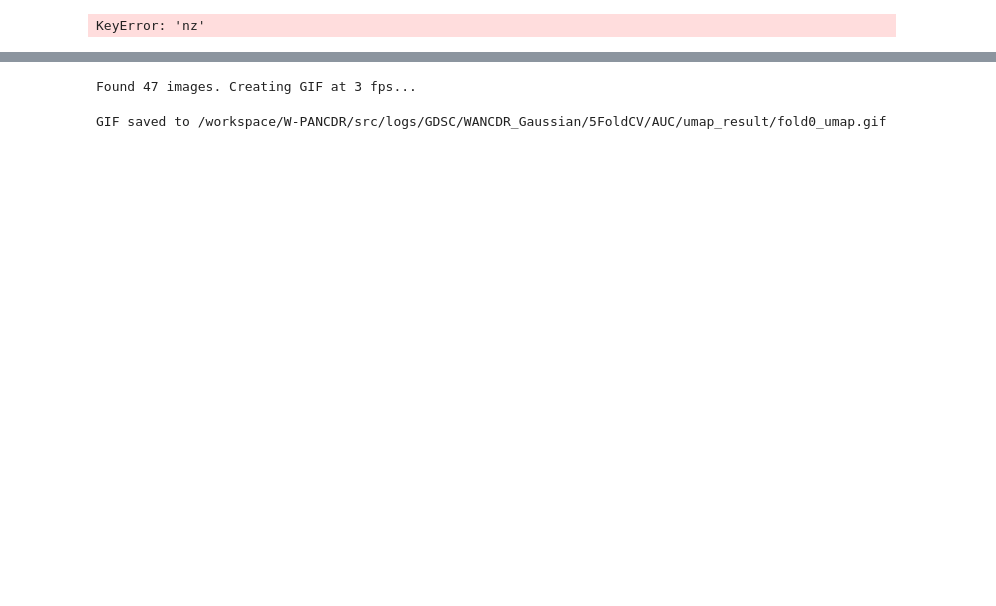
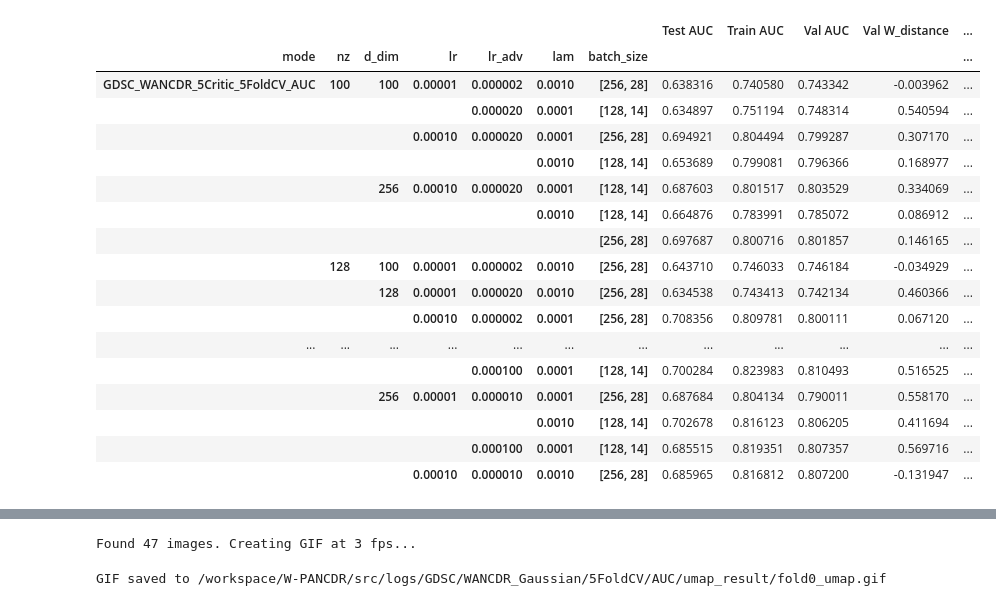
Before and after one commit to gkswns3708/W-PANCDR, a Jupyter notebook: src/summary.ipynb, the cells around one changed output, grey strips where cells are left out. Drawn from its saved outputs; the diff is of its cells as text; code cells hidden in the pictures; blank space fills up the shorter version.

```diff
--- a/src/summary.ipynb
+++ b/src/summary.ipynb
@@ -1,30 +1,47 @@
 # %%
 # Test_dataset: GDSC/TCGA
 # 5FoldCV
 # Model : WANCDR/WANCDR_Gaussian
 # Strategy: 5FoldCV
 # Test Metric: AUC/Loss/W-distance
 # ex: /workspace/W-PANCDR/src/logs/GDSC/WANCDR/5FoldCV/AUC/results.csv
 import os
 import sys
 import numpy as np
 import pandas as pd
 
 total_df = pd.DataFrame()
 
-for test_dataset in ['GDSC', 'TCGA']:
-    for model in ['WANCDR', 'WANCDR_Gaussian', 'WANCDR_5Critic']:
+for test_dataset in ['TCGA']:
+    for model in ['WANCDR', 'WANCDR_5Critic']:
         for strategy in ['5FoldCV']:
             for metric in ['AUC', 'Loss', 'W-distance']:
                 path = f'./logs/{test_dataset}/{model}/{strategy}/{metric}/results.csv'
                 if os.path.exists(path):
                     df = pd.read_csv(path)
                     df['mode'] = f'{test_dataset}_{model}_{strategy}_{metric}'
                     total_df = pd.concat([total_df, df], ignore_index=True)
 
-grouped = total_df.groupby(['nz', 'd_dim', 'lr', 'lr_adv', 'batch_size', 'mode'])[
-    ['Test AUC', 'Train AUC', 'Val AUC']
+grouped = total_df.groupby([ 'mode', 'nz', 'd_dim', 'lr', 'lr_adv','lam', 'batch_size'])[
+    ['Test AUC', 'Train AUC', 'Val AUC','Val W_distance', 'Test W_distance']
 ].mean()
 grouped
 # %% [output]
-KeyError: 'nz'
+|  |  |  |  |  |  |  | Test AUC | Train AUC | Val AUC | Val W_distance | ... |
+| mode | nz | d_dim | lr | lr_adv | lam | batch_size |  |  |  |  | ... |
+| GDSC_WANCDR_5Critic_5FoldCV_AUC | 100 | 100 | 0.00001 | 0.000002 | 0.0010 | [256, 28] | 0.638316 | 0.740580 | 0.743342 | -0.003962 | ... |
+|  |  |  |  | 0.000020 | 0.0001 | [128, 14] | 0.634897 | 0.751194 | 0.748314 | 0.540594 | ... |
+|  |  |  | 0.00010 | 0.000020 | 0.0001 | [256, 28] | 0.694921 | 0.804494 | 0.799287 | 0.307170 | ... |
+|  |  |  |  |  | 0.0010 | [128, 14] | 0.653689 | 0.799081 | 0.796366 | 0.168977 | ... |
+|  |  | 256 | 0.00010 | 0.000020 | 0.0001 | [128, 14] | 0.687603 | 0.801517 | 0.803529 | 0.334069 | ... |
+|  |  |  |  |  | 0.0010 | [128, 14] | 0.664876 | 0.783991 | 0.785072 | 0.086912 | ... |
+|  |  |  |  |  |  | [256, 28] | 0.697687 | 0.800716 | 0.801857 | 0.146165 | ... |
+|  | 128 | 100 | 0.00001 | 0.000002 | 0.0010 | [256, 28] | 0.643710 | 0.746033 | 0.746184 | -0.034929 | ... |
+|  |  | 128 | 0.00001 | 0.000020 | 0.0010 | [256, 28] | 0.634538 | 0.743413 | 0.742134 | 0.460366 | ... |
+|  |  |  | 0.00010 | 0.000002 | 0.0001 | [256, 28] | 0.708356 | 0.809781 | 0.800111 | 0.067120 | ... |
+| ... | ... | ... | ... | ... | ... | ... | ... | ... | ... | ... | ... |
+|  |  |  |  | 0.000100 | 0.0001 | [128, 14] | 0.700284 | 0.823983 | 0.810493 | 0.516525 | ... |
+|  |  | 256 | 0.00001 | 0.000010 | 0.0001 | [256, 28] | 0.687684 | 0.804134 | 0.790011 | 0.558170 | ... |
+|  |  |  |  |  | 0.0010 | [128, 14] | 0.702678 | 0.816123 | 0.806205 | 0.411694 | ... |
+|  |  |  |  | 0.000100 | 0.0001 | [128, 14] | 0.685515 | 0.819351 | 0.807357 | 0.569716 | ... |
+|  |  |  | 0.00010 | 0.000010 | 0.0010 | [256, 28] | 0.685965 | 0.816812 | 0.807200 | -0.131947 | ... |
```
Also changed, not shown: parts of 5 cells of this notebook, 10 other files.
